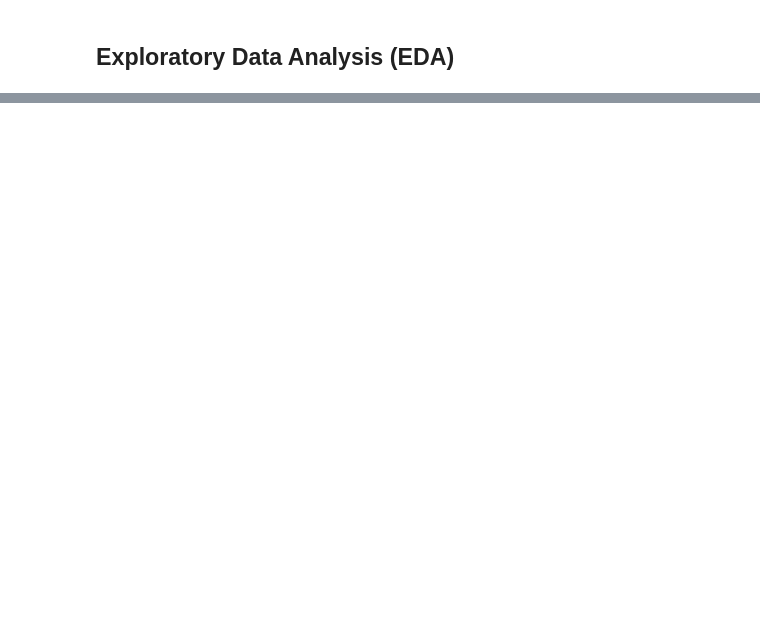
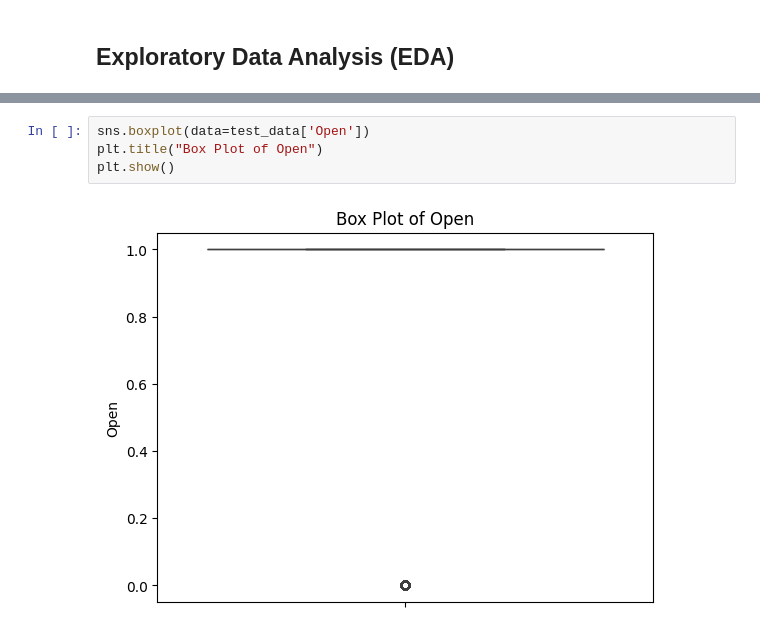
Before and after one commit to GuleWako/10Acadamey-week-4-Pharmaceuticals-finance-data-Analysis, a Jupyter notebook: notebooks/exploratory_analysis_for_forecast.ipynb, the cells around one changed output, grey strips where cells are left out. Cells and saved outputs as stored; diff of their text form; blank space fills up the shorter version.

```diff
--- a/notebooks/exploratory_analysis_for_forecast.ipynb
+++ b/notebooks/exploratory_analysis_for_forecast.ipynb
@@ -65,0 +148,6 @@ store_data.head(10)
+# %%
+sns.boxplot(data=test_data['Open'])
+plt.title("Box Plot of Open")
+plt.show()
+# %% [output]
+[figure, added]
```
Also changed, not shown: parts of 22 cells of this notebook, 1 other file.
